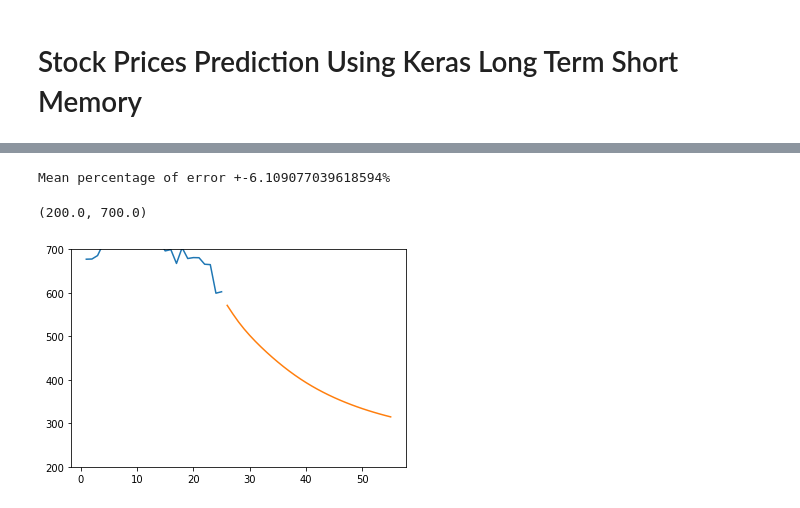
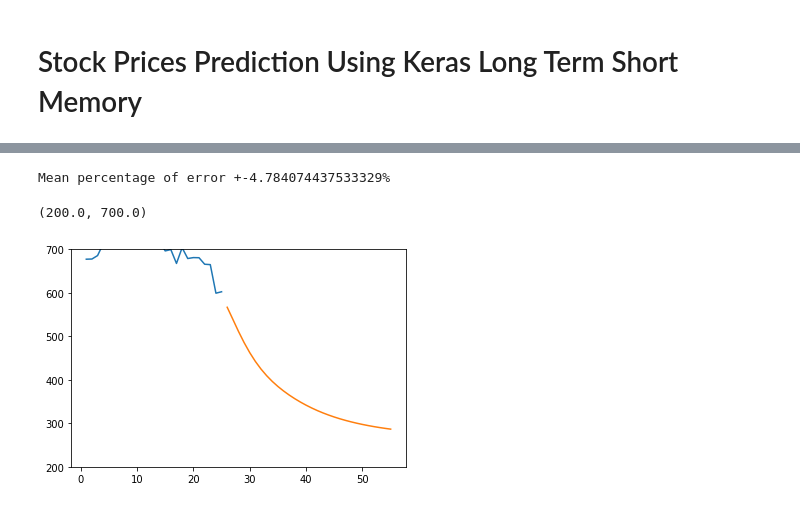
Before and after one commit to HrayrM22/StockMarketPrediction, a Jupyter notebook: TSLA.ipynb, the cells around one changed output, grey strips where cells are left out. Cells and saved outputs as stored; diff of their text form; code cells hidden in the pictures.

```diff
--- a/TSLA.ipynb
+++ b/TSLA.ipynb
@@ -33,7 +39,9 @@ sc = MinMaxScaler(feature_range = (0, 1))
 training_set_scaled = sc.fit_transform(training_set)
 # %%
 
-#PART 2 - BUILDING THE MODEL
+# Part 3 - Building the model
+
+# Creating Timesteps and reshaping train dataset into 3D shape to make it a valid input for LSTM algorithm
 
 X_train = []
 y_train = []
@@ -46,25 +54,25 @@ X_train = np.reshape(X_train, (X_train.shape[0], X_train.shape[1], 1))
 len(X_train[2])
 X_train.shape
 
-# Initialising the RNN
-regressor = Sequential()
+# Initialising the Sequential Model
+model = Sequential()
 
-# Adding the first LSTM layer and Dropout regularisation
-regressor.add(LSTM(units = 60, return_sequences = True, input_shape = (X_train.shape[1], 1)))
-regressor.add(Dropout(0.2))
+# First hidden layer and dropout regularization, input layer is passed automatically by input_shape parameter
+model.add(LSTM(units = 50, return_sequences = True, input_shape = (X_train.shape[1], 1)))
+model.add(Dropout(0.05))
 
-# Adding second LSTM layer and some Dropout regularisation
-regressor.add(LSTM(units = 60))
-regressor.add(Dropout(0.2))
+# Second hidden layer and dropout regularization
+model.add(LSTM(units = 50))
+model.add(Dropout(0.05))
 
 
-# Adding the output layer
-regressor.add(Dense(units = 1))
+# The output layer
+model.add(Dense(units = 1))
 
-# Compiling the RNN
-regressor.compile(optimizer = 'adam', loss = 'mean_squared_error')
+# Compiling the Recurrent Neural Network
+model.compile(optimizer = 'adam', loss = 'mean_squared_error')
 
-# Fitting the RNN to the Training set
-regressor.fit(X_train, y_train, epochs = 150, batch_size = 48, validation_split=0.15, shuffle = False)
+# Fitting the model to the training dataset
+model.fit(X_train, y_train, epochs = 150, batch_size = 48, validation_split=0.15, shuffle = False)
 # %% [output]
 Epoch 1/150
@@ -121,21 +137,16 @@ plt.show()
 # %%
-#PART 4 - GETTING MEAN PERCENTAGE OF ERROR
+# Part 4 - Evaluating the Model (Computing the mean percentage of error)
 
-def getInfo():
+dataFrame = pd.DataFrame(columns = ['real', 'predicted', 'absDiff', 'PercDiff'])
 
-    dataFrame = pd.DataFrame(columns = ['real', 'predicted', 'absDiff', 'PercDiff'])
+dataFrame['real'] = [i for j in real_stock_price for i in j]
+dataFrame['predicted'] = [i for j in predicted_stock_price for i in j]
+dataFrame['absDiff'] = abs(dataFrame['real'] - dataFrame['predicted'])
+dataFrame['PercDiff'] = dataFrame['absDiff']*100/dataFrame['real']
 
-    dataFrame['real'] = [i for j in real_stock_price for i in j]
-    dataFrame['predicted'] = [i for j in predicted_stock_price for i in j]
-    dataFrame['absDiff'] = abs(dataFrame['real'] - dataFrame['predicted'])
-    dataFrame['PercDiff'] = dataFrame['absDiff']*100/dataFrame['real']
-
-    print("Mean percentage of error +-" + str(dataFrame['PercDiff'].mean())+"%")
-
-
-getInfo()
+print("Mean percentage of error +-" + str(dataFrame['PercDiff'].mean())+"%")
 # %% [output]
-Mean percentage of error +-6.109077039618594%
+Mean percentage of error +-4.784074437533329%
 # %%
 #PART 5 - PREDICTING FUTURE VALUE
 
@@ -156,33 +167,33 @@ output=[]
 n_steps=25
 i=0
 while(i<30):
 
     if(len(temp_input)>25):
         x_input=np.array(temp_input[1:])
         x_input=x_input.reshape(1,-1)
         x_input = x_input.reshape((1, n_steps, 1))
-        yhat = regressor.predict(x_input, verbose=0)
+        yhat = model.predict(x_input, verbose=0)
         temp_input.extend(yhat[0].tolist())
         temp_input=temp_input[1:]
         output.extend(yhat.tolist())
         i=i+1
     else:
         x_input = x_input.reshape((1, n_steps,1))
-        yhat = regressor.predict(x_input, verbose=0)
+        yhat = model.predict(x_input, verbose=0)
         temp_input.extend(yhat[0].tolist())
         output.extend(yhat.tolist())
         i=i+1
 
 print(" ")
 day_new=np.arange(1,26)
 day_pred=np.arange(26,56)
 
 
 
 plt.plot(day_new,scaler.inverse_transform(dataset_test[192:]))
 plt.plot(day_pred,scaler.inverse_transform(output))
 
 plt.ylim([200,700])
 # %% [output]
 (200.0, 700.0)
-[figure, old version]
+[figure, new version]
```
Also changed, not shown: parts of 5 cells of this notebook.
